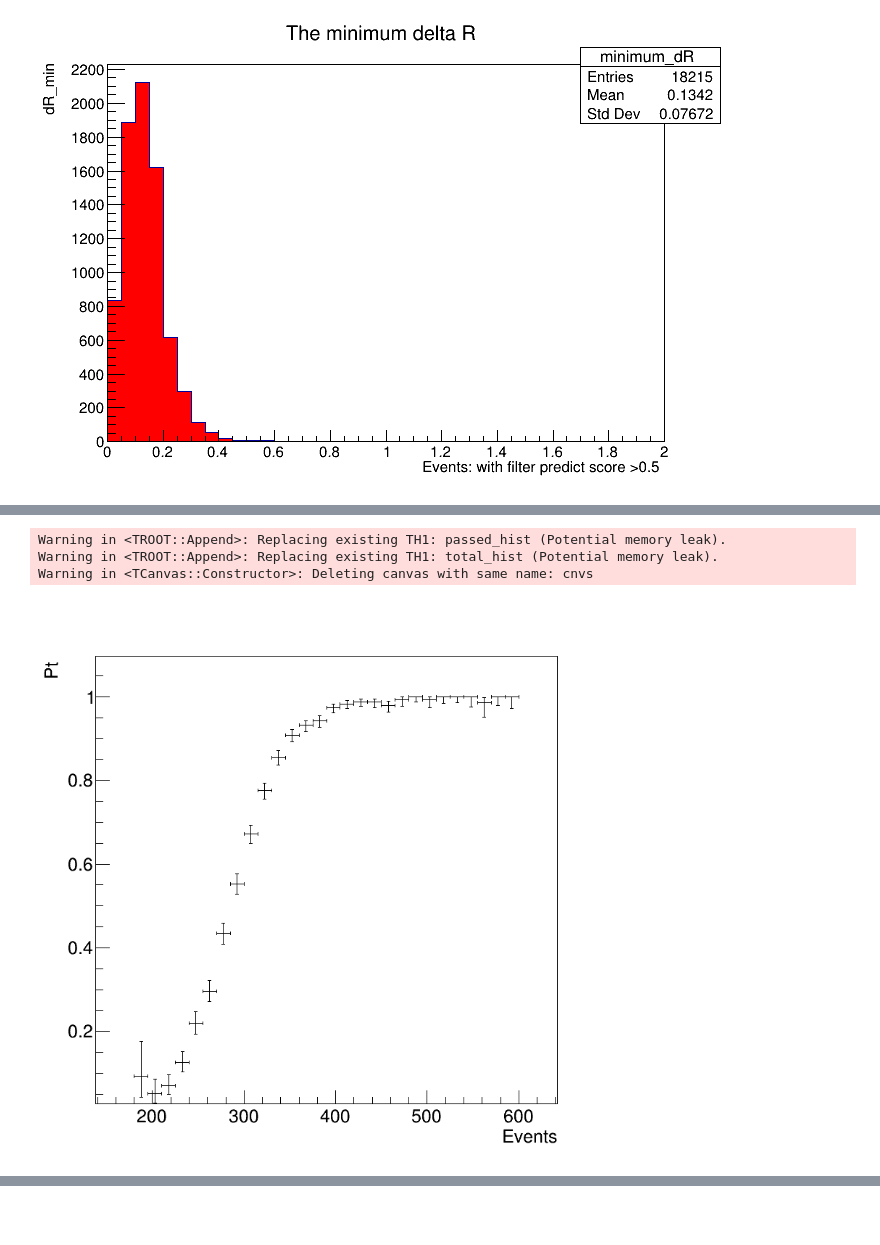
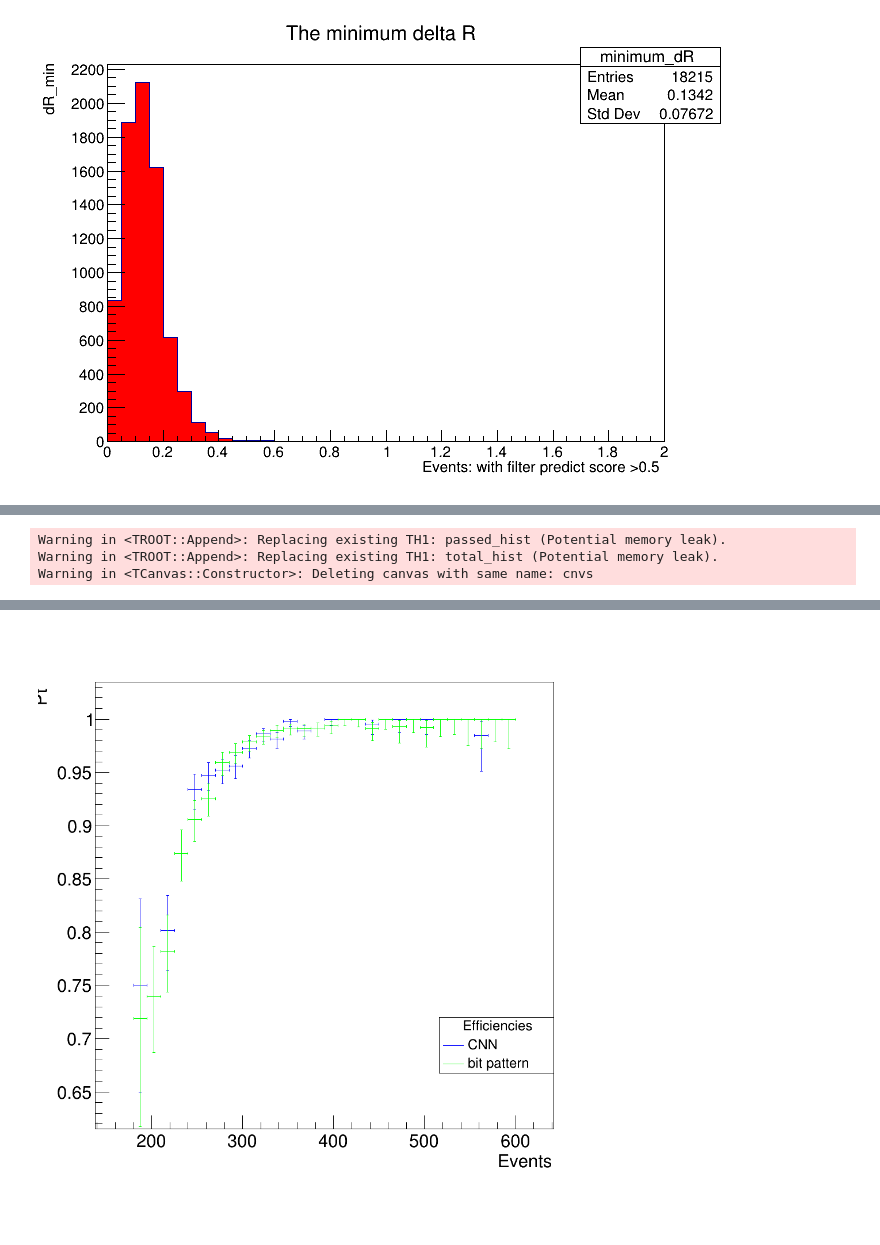
Before and after one commit to GitoPR/BoostedJetML, a Jupyter notebook: BoostedJet_modified.ipynb, the cells around one changed output, grey strips where cells are left out. Saved outputs shown, nothing was run; the diff lists cells and outputs as text; code cells hidden in the pictures.

```diff
--- a/BoostedJet_modified.ipynb
+++ b/BoostedJet_modified.ipynb
@@ -708,7 +718,7 @@ total_hist = root.TH1F ("total_hist", "Pt: total; Events; Pt " , 40, 0 ,600)
 
 for pt in new_L1Pt:
 
-    if pt > 180:
+    if pt > 100:
         conditions_pt.append(True)
 
     else: {conditions_pt.append(False)}
@@ -730,9 +740,12 @@ for pt in reco_Pt[conditions_pt]:
 #print(reco_Pt[])
 eff = root.TEfficiency(passed_hist, total_hist)
 #
-cnvs = root.TCanvas("cnvs", "canvas", 800, 800)
+cnvs = root.TCanvas("cnvs", "canvas", 1000, 1000)
+
+eff.SetLineColor(4)
+eff.SetLineStyle(1)
 eff.Draw()
-cnvs.Draw()
+
 
 #print(len(reco_Pt))
 #print(len(new_L1Pt))
@@ -741,4 +754,43 @@ cnvs.Draw()
 Warning in <TROOT::Append>: Replacing existing TH1: passed_hist (Potential memory leak).
 Warning in <TROOT::Append>: Replacing existing TH1: total_hist (Potential memory leak).
 Warning in <TCanvas::Constructor>: Deleting canvas with same name: cnvs
-[figure, removed]
+# %%
+
+conditions_pt2 = []
+passed_hist2 = root.TH1F ("passed_hist2", "Pt with the 180 min cut  ; Events; Pt " , 40, 0 ,600)
+total_hist2 = root.TH1F ("total_hist2", "Pt: total; recoPt; Efficiency " , 40, 0 ,600)
+
+for pt in l1_Pt:
+
+    if pt > 100:
+        conditions_pt2.append(True)
+
+    else: {conditions_pt2.append(False)}
+
+for pt in reco_Pt:
+
+    if pt > 0 :
+        total_hist2.Fill(pt)
+
+for pt in reco_Pt[conditions_pt2]:
+
+    #print(pt)
+    passed_hist2.Fill(pt)
+
+eff2 = root.TEfficiency(passed_hist2, total_hist2)
+#
+eff2.SetLineColor(3)
+eff2.SetLineStyle(1)
+eff2.Draw("same")
+
+legend = root.TLegend(0.9,0.2,0.7,0.3);
+legend.SetHeader("Efficiencies","C");
+legend.AddEntry(eff,"CNN","l");
+legend.AddEntry(eff2,"bit pattern ","l");
+legend.Draw();
+
+
+
+
+cnvs.Draw()
+# %% [output]
@@ -745,3 +799,4 @@ Warning in <TCanvas::Constructor>: Deleting canvas with same name: cnvs
+[figure, added]
 # %%
 
 plt.plot(np.arange(50),aucvals, label = 'AUC Value', c = 'b')
```
Also changed, not shown: parts of 5 cells of this notebook.
